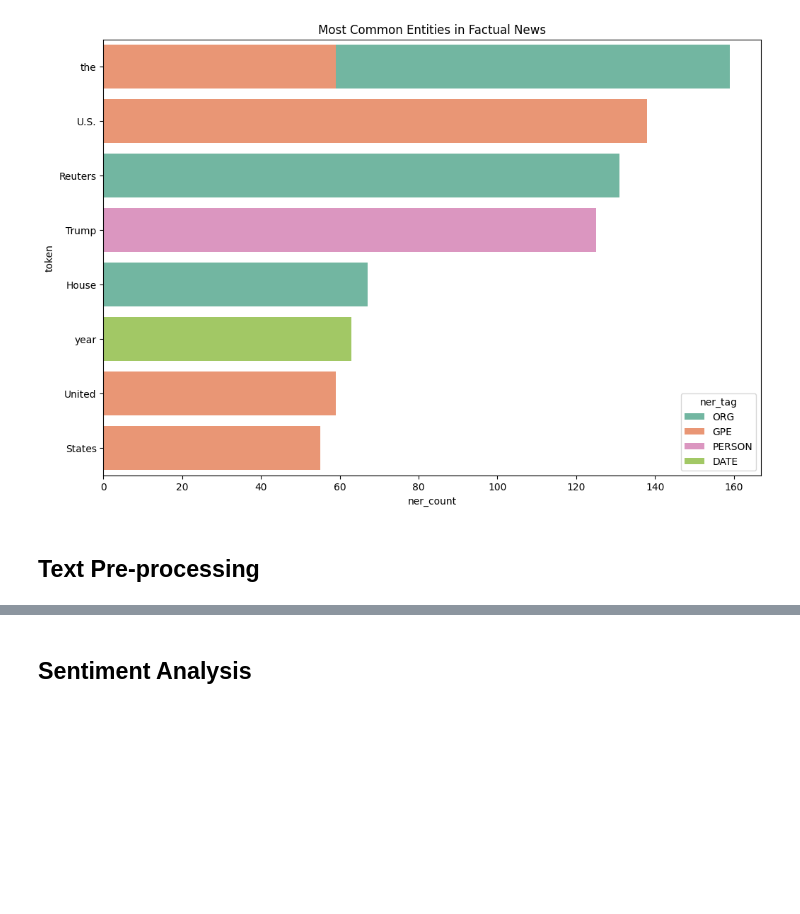
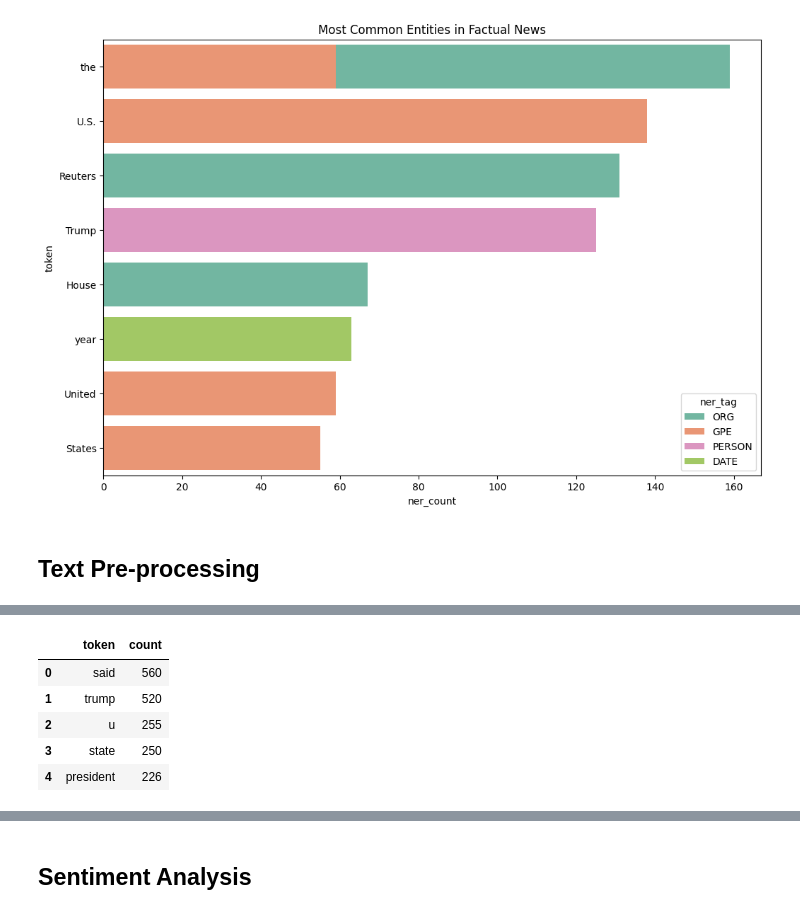
Before and after one commit to richmond003/Categorizing-Fake-News, a Jupyter notebook: model.ipynb, the cells around one changed output, grey strips where cells are left out. Saved outputs shown, nothing was run; the diff lists cells and outputs as text; code cells hidden in the pictures; blank space fills up the shorter version.

```diff
--- a/model.ipynb
+++ b/model.ipynb
@@ -399,0 +453,4 @@ sns.barplot(
+# %%
+# remove stopwords
+en_stopwords = stopwords.words("english")
+data["text_clean"] = data["text_clean"].apply(lambda text: " ".join([word for word in text.split() if word not in en_stopwords]))
@@ -399,0 +523,12 @@ sns.barplot(
+# %%
+unigram_df = unigram.reset_index()
+unigram_df.columns = ["token", "count"]
+unigram_df["token"] = unigram_df["token"].apply(lambda tuple: tuple[0])
+unigram_df.head(5)
+# %% [output]
+|  | token | count |
+| 0 | said | 560 |
+| 1 | trump | 520 |
+| 2 | u | 255 |
+| 3 | state | 250 |
+| 4 | president | 226 |
```
Also changed, not shown: parts of 17 cells of this notebook.
